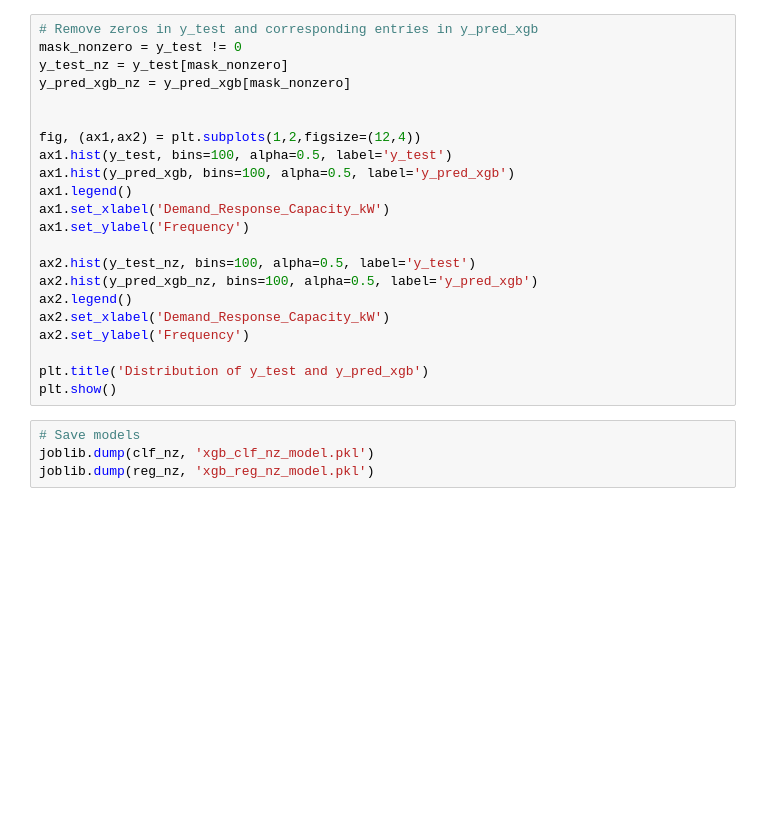
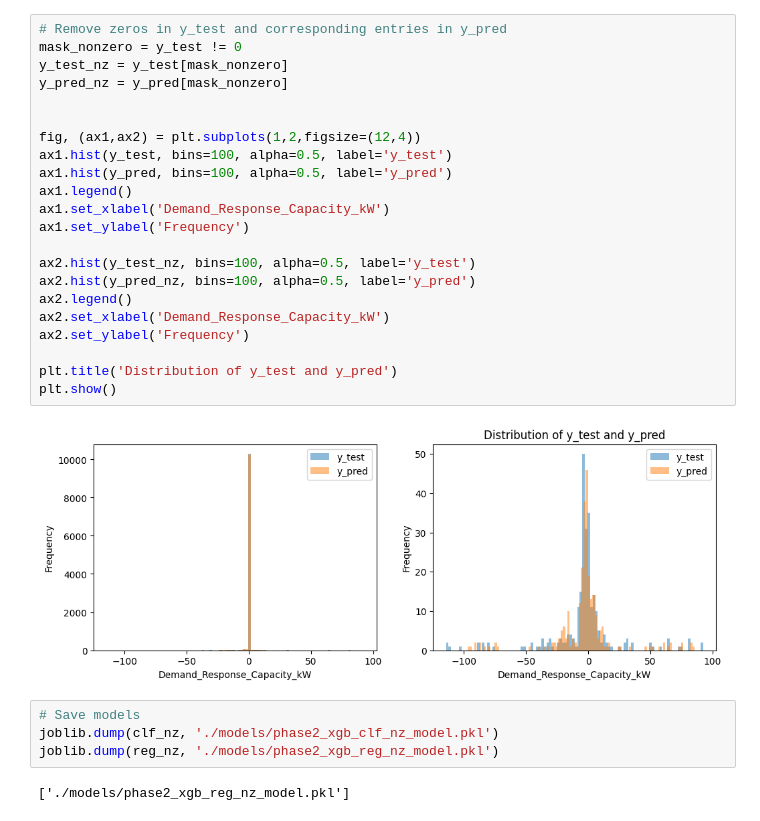
Before and after one commit to truongbnguyen88/nrg_hackathon_sept2025, a Jupyter notebook: phase2_train.ipynb, the cells around one changed output. Cells and saved outputs as stored; diff of their text form; blank space fills up the shorter version.

```diff
--- a/phase2_train.ipynb
+++ b/phase2_train.ipynb
@@ -127,26 +258,30 @@ plt.show()
 # %%
-# Remove zeros in y_test and corresponding entries in y_pred_xgb
+# Remove zeros in y_test and corresponding entries in y_pred
 mask_nonzero = y_test != 0
 y_test_nz = y_test[mask_nonzero]
-y_pred_xgb_nz = y_pred_xgb[mask_nonzero]
+y_pred_nz = y_pred[mask_nonzero]
 
 
 fig, (ax1,ax2) = plt.subplots(1,2,figsize=(12,4))
 ax1.hist(y_test, bins=100, alpha=0.5, label='y_test')
-ax1.hist(y_pred_xgb, bins=100, alpha=0.5, label='y_pred_xgb')
+ax1.hist(y_pred, bins=100, alpha=0.5, label='y_pred')
 ax1.legend()
 ax1.set_xlabel('Demand_Response_Capacity_kW')
 ax1.set_ylabel('Frequency')
 
 ax2.hist(y_test_nz, bins=100, alpha=0.5, label='y_test')
-ax2.hist(y_pred_xgb_nz, bins=100, alpha=0.5, label='y_pred_xgb')
+ax2.hist(y_pred_nz, bins=100, alpha=0.5, label='y_pred')
 ax2.legend()
 ax2.set_xlabel('Demand_Response_Capacity_kW')
 ax2.set_ylabel('Frequency')
 
-plt.title('Distribution of y_test and y_pred_xgb')
+plt.title('Distribution of y_test and y_pred')
 plt.show()
+# %% [output]
+[figure, added]
 # %%
 # Save models
-joblib.dump(clf_nz, 'xgb_clf_nz_model.pkl')
-joblib.dump(reg_nz, 'xgb_reg_nz_model.pkl')
+joblib.dump(clf_nz, './models/phase2_xgb_clf_nz_model.pkl')
+joblib.dump(reg_nz, './models/phase2_xgb_reg_nz_model.pkl')
+# %% [output]
+['./models/phase2_xgb_reg_nz_model.pkl']
```
Also changed, not shown: parts of 11 cells of this notebook, 13 other files.
